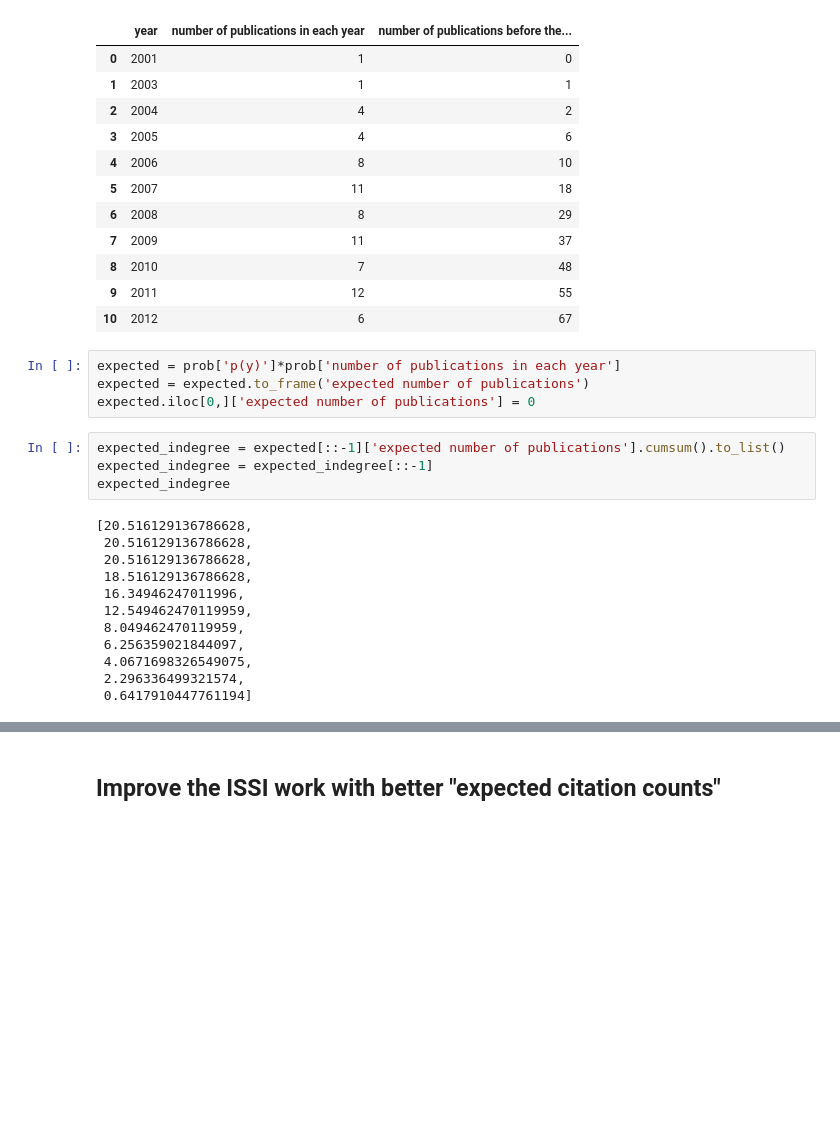
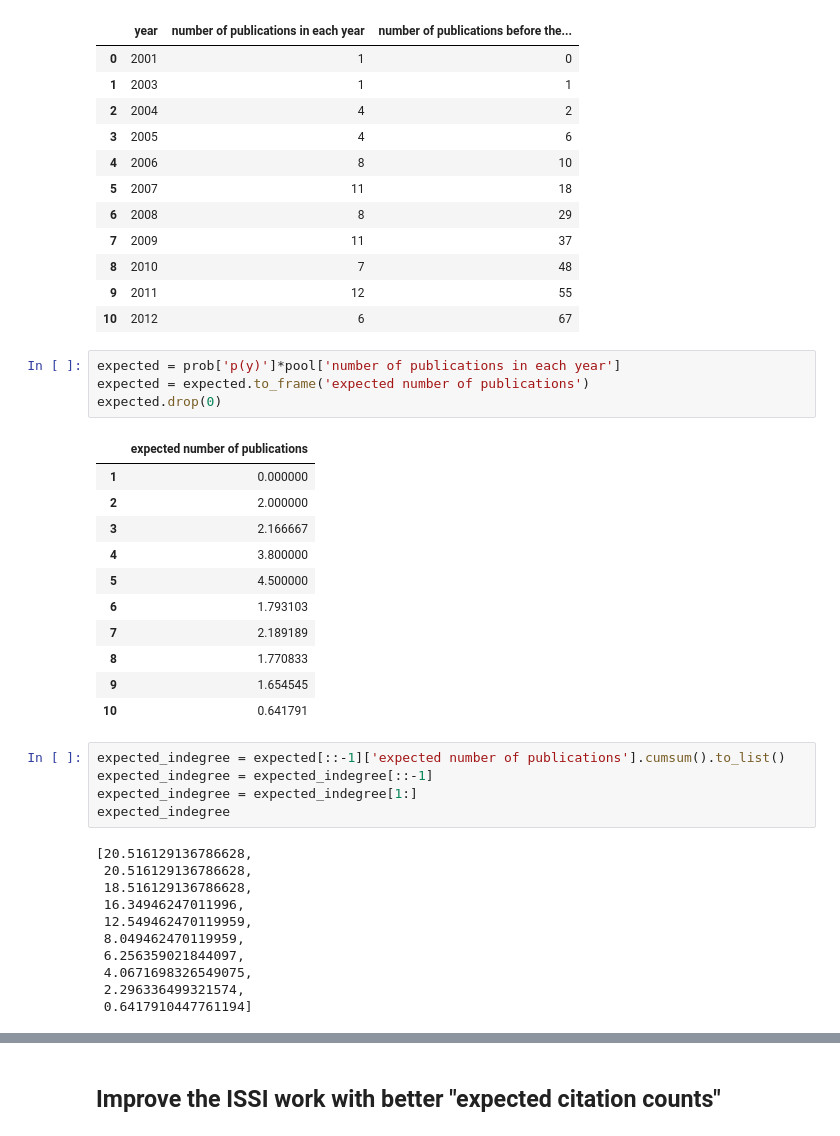
Before and after one commit to infoqualitylab/citation_bias_study, a Jupyter notebook: ResearchShowcase/research_showcase_new.ipynb, the cells around one changed output, grey strips where cells are left out. Cells and saved outputs as stored; diff of their text form; blank space fills up the shorter version.

```diff
--- a/ResearchShowcase/research_showcase_new.ipynb
+++ b/ResearchShowcase/research_showcase_new.ipynb
@@ -194,16 +194,28 @@ pool
 | 9 | 2011 | 12 | 55 |
 | 10 | 2012 | 6 | 67 |
 # %%
-expected = prob['p(y)']*prob['number of publications in each year']
+expected = prob['p(y)']*pool['number of publications in each year']
 expected = expected.to_frame('expected number of publications')
-expected.iloc[0,]['expected number of publications'] = 0
+expected.drop(0)
+# %% [output]
+|  | expected number of publications |
+| 1 | 0.000000 |
+| 2 | 2.000000 |
+| 3 | 2.166667 |
+| 4 | 3.800000 |
+| 5 | 4.500000 |
+| 6 | 1.793103 |
+| 7 | 2.189189 |
+| 8 | 1.770833 |
+| 9 | 1.654545 |
+| 10 | 0.641791 |
 # %%
 expected_indegree = expected[::-1]['expected number of publications'].cumsum().to_list()
 expected_indegree = expected_indegree[::-1]
+expected_indegree = expected_indegree[1:]
 expected_indegree
 # %% [output]
 [20.516129136786628,
- 20.516129136786628,
  20.516129136786628,
  18.516129136786628,
  16.34946247011996,
```
Also changed, not shown: parts of 4 cells of this notebook.
